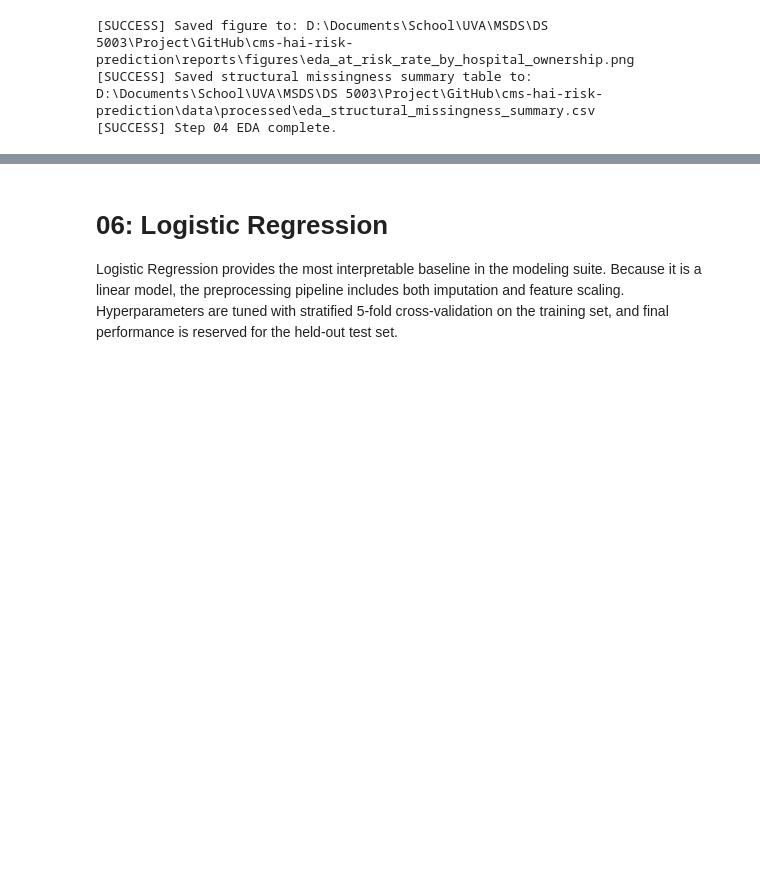
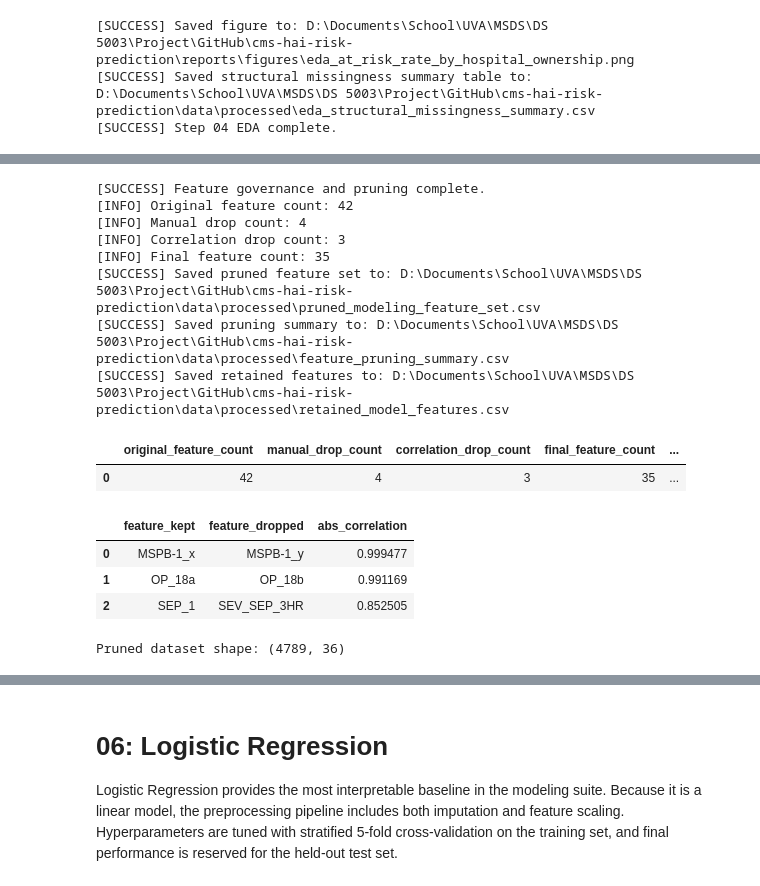
Before and after one commit to Rjashby1/cms-hai-risk-prediction, a Jupyter notebook: code/main_pipeline.ipynb, the cells around one changed output, grey strips where cells are left out. Drawn from its saved outputs; the diff is of its cells as text; code cells hidden in the pictures; blank space fills up the shorter version.

```diff
--- a/code/main_pipeline.ipynb
+++ b/code/main_pipeline.ipynb
@@ -259,3 +337,44 @@ for fold, (train_idx, test_idx) in enumerate(skf.split(X, y)):
+# %%
+step_05b = importlib.import_module("05b_feature_pruning")
+importlib.reload(step_05b)
+
+pruning_results = step_05b.prune_features(
+    input_csv="../data/processed/final_modeling_feature_set.csv",
+    manual_drop_cols=[
+        "Facility ID",
+        "Hospital overall rating",
+        "Hospital Type",
+        "Hospital Ownership",
+    ],
+    correlation_threshold=0.85,
+    run_correlation_pruning=True,
+)
+
+# first-pass threshold at .85
+# If later found that it doesnt drop enough, or perhaps too much,
+# we can adjust the threshold and re-run this cell to see
+# the impact on the pruned dataset and correlation details.
+
+pruned_df = pruning_results["pruned_df"]
+display(pruning_results["pruning_summary_df"])
+display(pruning_results["correlation_detail_df"].head(20))
+print(f"Pruned dataset shape: {pruned_df.shape}")
+# %% [output]
+[SUCCESS] Feature governance and pruning complete.
+[INFO] Original feature count: 42
+[INFO] Manual drop count: 4
+[INFO] Correlation drop count: 3
+[INFO] Final feature count: 35
+[SUCCESS] Saved pruned feature set to: D:\Documents\School\UVA\MSDS\DS 5003\Project\GitHub\cms-hai-risk-prediction\data\processed\pruned_modeling_feature_set.csv
+[SUCCESS] Saved pruning summary to: D:\Documents\School\UVA\MSDS\DS 5003\Project\GitHub\cms-hai-risk-prediction\data\processed\feature_pruning_summary.csv
+[SUCCESS] Saved retained features to: D:\Documents\School\UVA\MSDS\DS 5003\Project\GitHub\cms-hai-risk-prediction\data\processed\retained_model_features.csv
+|  | original_feature_count | manual_drop_count | correlation_drop_count | final_feature_count | ... |
+| 0 | 42 | 4 | 3 | 35 | ... |
+|  | feature_kept | feature_dropped | abs_correlation |
+| 0 | MSPB-1_x | MSPB-1_y | 0.999477 |
+| 1 | OP_18a | OP_18b | 0.991169 |
+| 2 | SEP_1 | SEV_SEP_3HR | 0.852505 |
+Pruned dataset shape: (4789, 36)
 # %% [markdown]
 ## Modeling Setup
 
```
Also changed, not shown: parts of 8 cells of this notebook, 2 other files.
